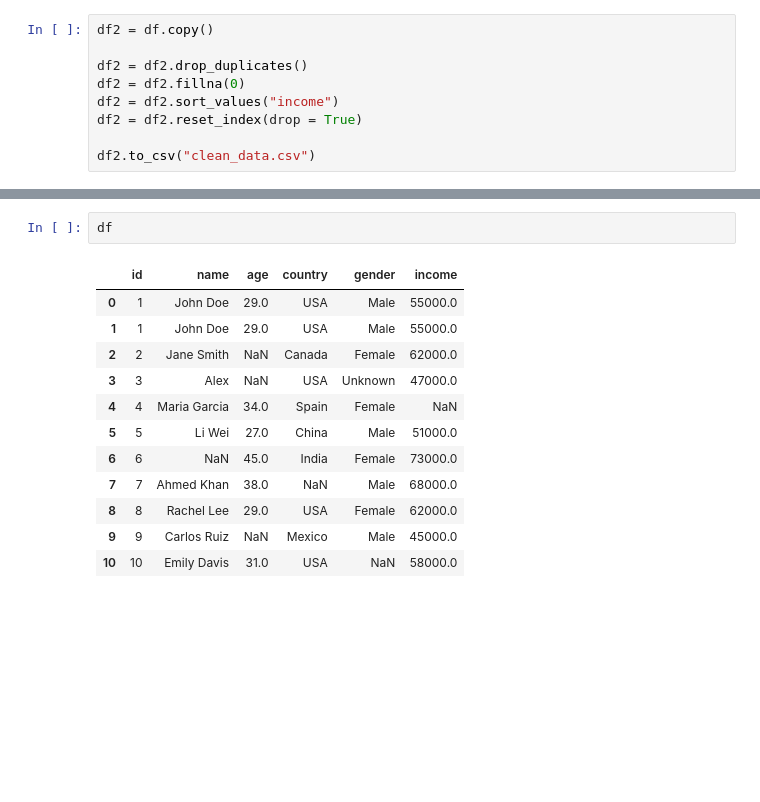
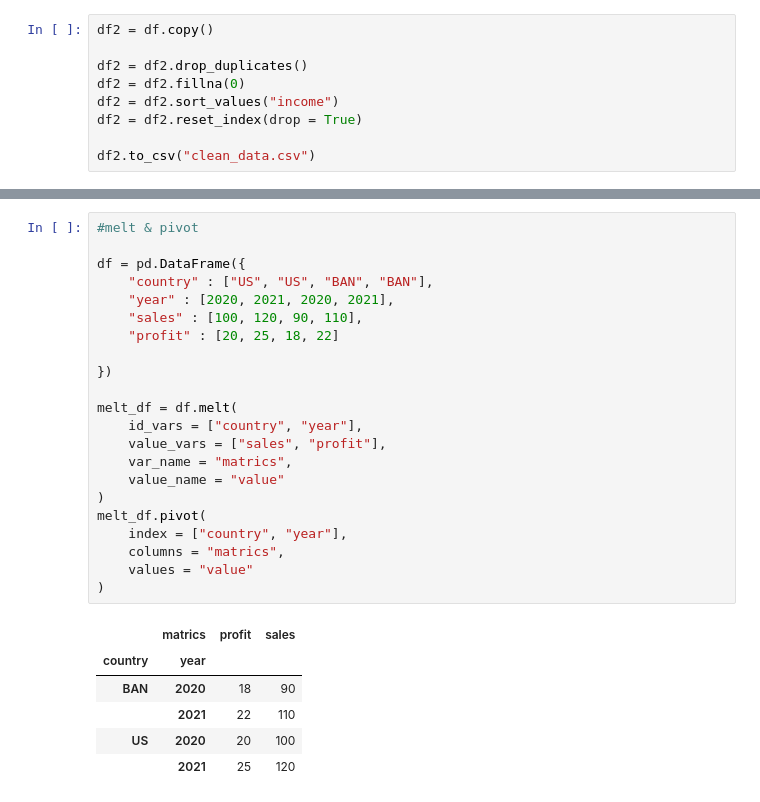
Before and after one commit to Nahin4200/AI-ML_learning_journey, a Jupyter notebook: pandas/pandas_01.ipynb, the cells around one changed output, grey strips where cells are left out. Saved outputs shown, nothing was run; the diff lists cells and outputs as text; blank space fills up the shorter version.

Commit message:
add panas melt & pivot

```diff
--- a/pandas/pandas_01.ipynb
+++ b/pandas/pandas_01.ipynb
@@ -601,17 +600,31 @@ df.groupby("country").agg(
 | Spain | NaN | 34.0 |
 | USA | 62000.0 | 29.0 |
 # %%
-df
+#melt & pivot
+
+df = pd.DataFrame({
+    "country" : ["US", "US", "BAN", "BAN"],
+    "year" : [2020, 2021, 2020, 2021],
+    "sales" : [100, 120, 90, 110],
+    "profit" : [20, 25, 18, 22]
+
+})
+
+melt_df = df.melt(
+    id_vars = ["country", "year"],
+    value_vars = ["sales", "profit"],
+    var_name = "matrics",
+    value_name = "value"
+)
+melt_df.pivot(
+    index = ["country", "year"],
+    columns = "matrics",
+    values = "value"
+)
 # %% [output]
-|  | id | name | age | country | gender | income |
-| 0 | 1 | John Doe | 29.0 | USA | Male | 55000.0 |
-| 1 | 1 | John Doe | 29.0 | USA | Male | 55000.0 |
-| 2 | 2 | Jane Smith | NaN | Canada | Female | 62000.0 |
-| 3 | 3 | Alex | NaN | USA | Unknown | 47000.0 |
-| 4 | 4 | Maria Garcia | 34.0 | Spain | Female | NaN |
-| 5 | 5 | Li Wei | 27.0 | China | Male | 51000.0 |
-| 6 | 6 | NaN | 45.0 | India | Female | 73000.0 |
-| 7 | 7 | Ahmed Khan | 38.0 | NaN | Male | 68000.0 |
-| 8 | 8 | Rachel Lee | 29.0 | USA | Female | 62000.0 |
-| 9 | 9 | Carlos Ruiz | NaN | Mexico | Male | 45000.0 |
-| 10 | 10 | Emily Davis | 31.0 | USA | NaN | 58000.0 |
+|  | matrics | profit | sales |
+| country | year |  |  |
+| BAN | 2020 | 18 | 90 |
+|  | 2021 | 22 | 110 |
+| US | 2020 | 20 | 100 |
+|  | 2021 | 25 | 120 |
```
Also changed, not shown: parts of 5 cells of this notebook.
